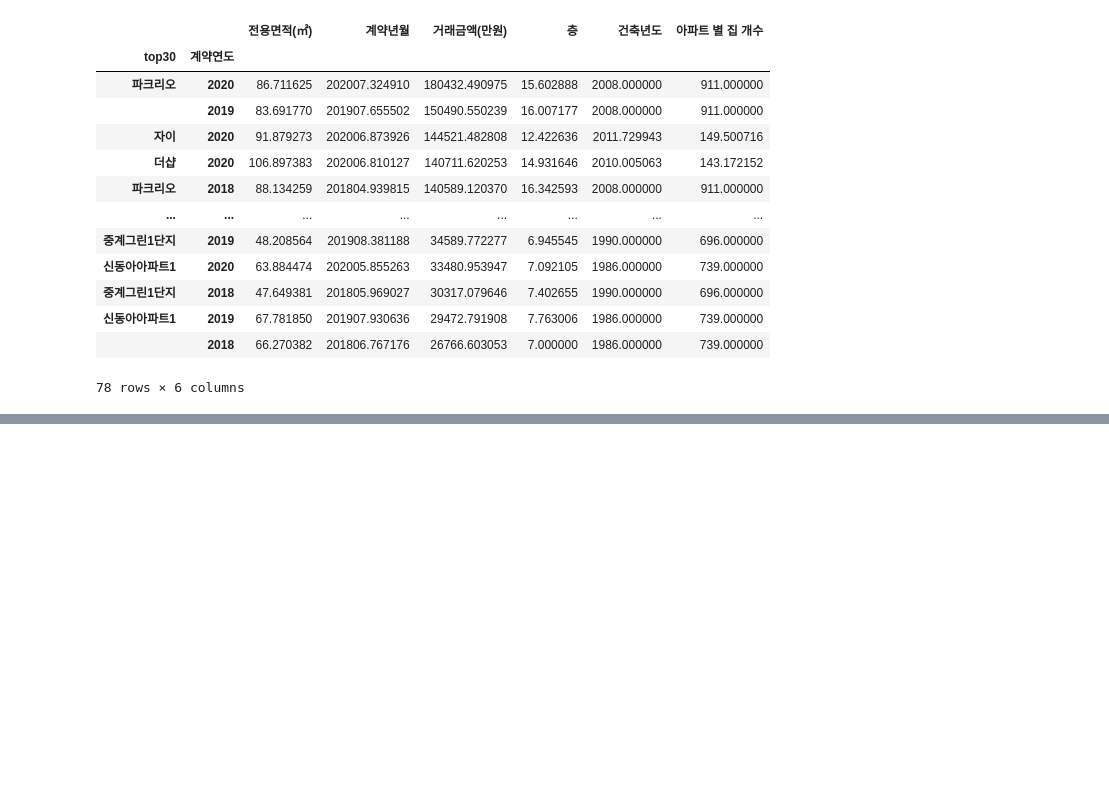
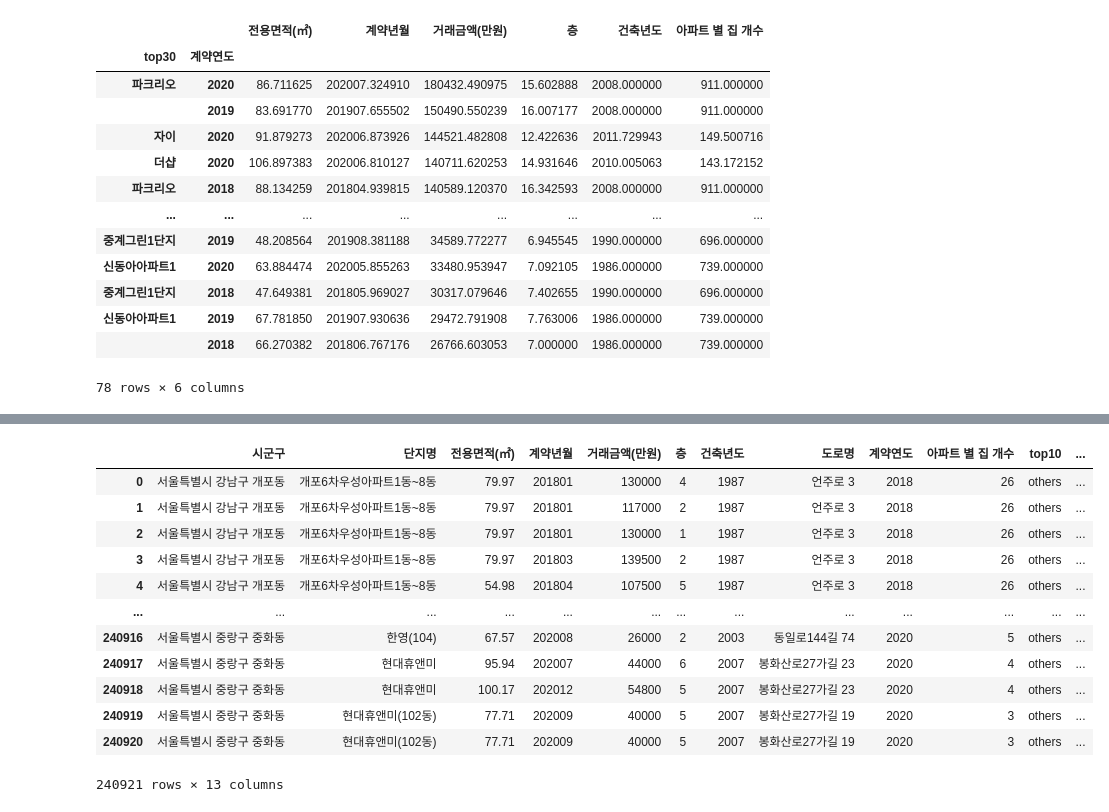
Before and after one commit to bini9788/Team4_EDA_ML_Prj, a Jupyter notebook: 데이터 컬럼 전처리/danji_column_refining.ipynb, the cells around one changed output, grey strips where cells are left out. Drawn from its saved outputs; the diff is of its cells as text; code cells hidden in the pictures; blank space fills up the shorter version.

Commit message:
update encoding

```diff
--- a/데이터 컬럼 전처리/danji_column_refining.ipynb
+++ b/데이터 컬럼 전처리/danji_column_refining.ipynb
@@ -444,0 +445,13 @@ top30_year_mean_fig.show()
+# %%
+'''
+    case 1. label encoding
+        - 상위 30개 시공사에 대한 거래횟수 및 평균 거래금액의 가중치를 부여하여 레이블 된 숫자 자체에 의미를 부여하도록 함.
+        - 숫자의 차이가 회귀분석 모델에 영향을 미치도록 함.
+        - 본래 분류에서 사용하는 레이블 인코딩 개념과는 조금 상이함.
+'''
+# 상위 30개 시공사 및 아파트 단지 별 거래횟수
+trade_count = train_data['top30'].value_counts().sort_values(ascending=False)
+trade_count
+
+# 단순 거래 횟수에서 others가 압도적으로 많을 수 밖에 없음.
+# 해당 인코딩에서 단순 거래 횟수가 기여도를 높일 수 있는 방법은 상위 거래횟수 아파트 단지 수를 늘리는 것이라 판단됨 ex) 상위 30개 => 상위 60개
@@ -444,0 +476,5 @@ top30_year_mean_fig.show()
+# %%
+# 상위 30개 시공사 및 아파트 단지 별 평균 거래금액
+train_data_top30_mean = train_data.groupby('top30').mean()
+trade_price = train_data_top30_mean['거래금액(만원)'].sort_values(ascending=False)
+trade_price
@@ -444,0 +499,10 @@ top30_year_mean_fig.show()
+# %%
+# 현재 적용하고자 하는 레이블 인코딩은
+# 평균 거래금액이 총합 거래금액에서 도출된 값이므로 거래 횟수에도 영향받을 수 밖에 없다는 점을 고려하여
+# 평균 거래금액 * 거래횟수 = 총합 거래금액이라는 단순한 식을 적용해보고자 함.
+
+df_count_mean = pd.concat([trade_count, trade_price], axis=1)
+df_count_mean.rename(columns={'top30':'trade_count', '거래금액(만원)':'trade_price'}, inplace=True)
+df_count_mean['trade_ratio'] = df_count_mean['trade_price'] / df_count_mean['trade_count']
+
+df_count_mean
@@ -444,0 +527,6 @@ top30_year_mean_fig.show()
+# %%
+# trade_rank의 숫자가 높을수록 거래 금액이 높다고 판단
+
+df_count_mean.sort_values('trade_ratio', ascending=False)
+df_count_mean['trade_rank'] = df_count_mean['trade_ratio'].rank()
+df_count_mean
@@ -444,0 +551,25 @@ top30_year_mean_fig.show()
+# %%
+# train_data에 최종 반영
+
+trade_rank_dict = df_count_mean['trade_rank'].sort_values(ascending=False).to_dict()
+
+# top30 가중치 rank 변환 함수
+def get_rank(top30_ele):
+    return trade_rank_dict.get(top30_ele)
+
+train_data['trade_rank'] = train_data['top30'].apply(get_rank)
+train_data
+# %% [output]
+|  | 시군구 | 단지명 | 전용면적(㎡) | 계약년월 | 거래금액(만원) | 층 | 건축년도 | 도로명 | 계약연도 | 아파트 별 집 개수 | top10 | ... |
+| 0 | 서울특별시 강남구 개포동 | 개포6차우성아파트1동~8동 | 79.97 | 201801 | 130000 | 4 | 1987 | 언주로 3 | 2018 | 26 | others | ... |
+| 1 | 서울특별시 강남구 개포동 | 개포6차우성아파트1동~8동 | 79.97 | 201801 | 117000 | 2 | 1987 | 언주로 3 | 2018 | 26 | others | ... |
+| 2 | 서울특별시 강남구 개포동 | 개포6차우성아파트1동~8동 | 79.97 | 201801 | 130000 | 1 | 1987 | 언주로 3 | 2018 | 26 | others | ... |
+| 3 | 서울특별시 강남구 개포동 | 개포6차우성아파트1동~8동 | 79.97 | 201803 | 139500 | 2 | 1987 | 언주로 3 | 2018 | 26 | others | ... |
+| 4 | 서울특별시 강남구 개포동 | 개포6차우성아파트1동~8동 | 54.98 | 201804 | 107500 | 5 | 1987 | 언주로 3 | 2018 | 26 | others | ... |
+| ... | ... | ... | ... | ... | ... | ... | ... | ... | ... | ... | ... | ... |
+| 240916 | 서울특별시 중랑구 중화동 | 한영(104) | 67.57 | 202008 | 26000 | 2 | 2003 | 동일로144길 74 | 2020 | 5 | others | ... |
+| 240917 | 서울특별시 중랑구 중화동 | 현대휴앤미 | 95.94 | 202007 | 44000 | 6 | 2007 | 봉화산로27가길 23 | 2020 | 4 | others | ... |
+| 240918 | 서울특별시 중랑구 중화동 | 현대휴앤미 | 100.17 | 202012 | 54800 | 5 | 2007 | 봉화산로27가길 23 | 2020 | 4 | others | ... |
+| 240919 | 서울특별시 중랑구 중화동 | 현대휴앤미(102동) | 77.71 | 202009 | 40000 | 5 | 2007 | 봉화산로27가길 19 | 2020 | 3 | others | ... |
+| 240920 | 서울특별시 중랑구 중화동 | 현대휴앤미(102동) | 77.71 | 202009 | 40000 | 5 | 2007 | 봉화산로27가길 19 | 2020 | 3 | others | ... |
+240921 rows × 13 columns
```
Also changed, not shown: parts of 6 cells of this notebook.
